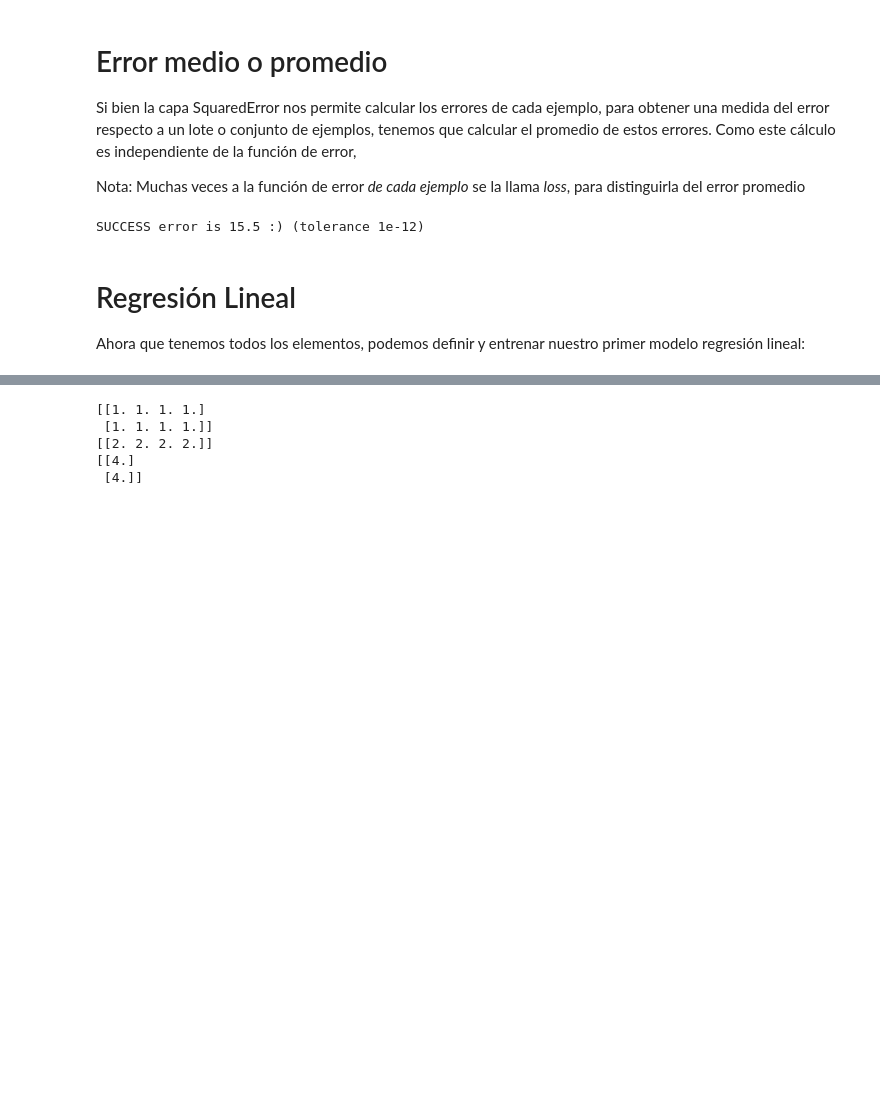
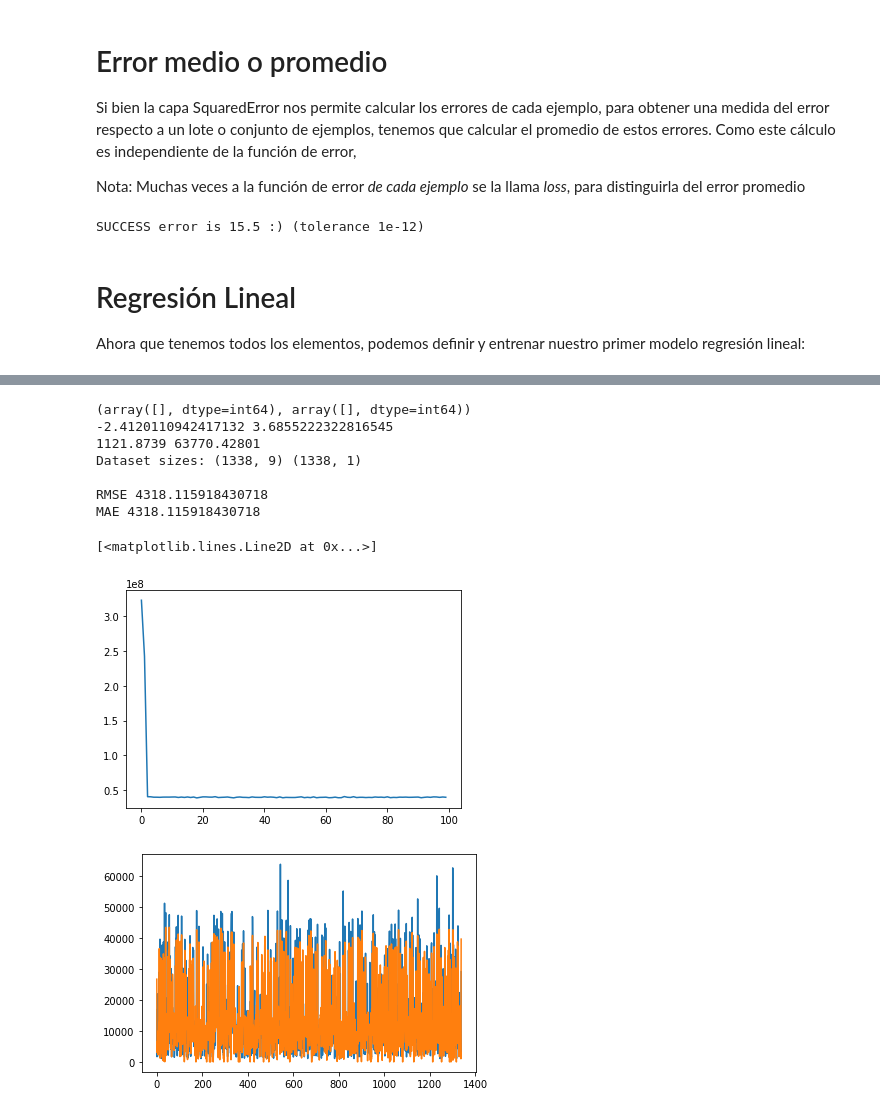
Before and after one commit to facundoq/edunn, a Jupyter notebook: 6. Capa de Error Cuadrático.ipynb, the cells around one changed output, grey strips where cells are left out. Drawn from its saved outputs; the diff is of its cells as text; code cells hidden in the pictures; blank space fills up the shorter version.

```diff
--- a/6. Capa de Error Cuadrático.ipynb
+++ b/6. Capa de Error Cuadrático.ipynb
@@ -105,20 +109,3 @@ SUCCESS error is 15.5 :) (tolerance 1e-12)
 # Regresión Lineal
 
 Ahora que tenemos todos los elementos, podemos definir y entrenar nuestro primer modelo regresión lineal:
-# %%
-import datasets
-x, y = datasets.load("study_regression_1d")
-
-n, din = x
-n, dout = x
-
-model = sn.Sequential([
-    sn.Linear(din,dout),
-    sn.Bias(dout)
-])
-optimizer = sn.GradientDescent(lr=0.001)
-epochs = 10
-batch_size = 4
-
-error = sn.MeanError(sn.CrossEntropyWithLabels())
-history = model.fit(x,y,error,epochs,batch_size,optimizer)
@@ -127,11 +112,48 @@ SyntaxError: invalid syntax (<ipython-input-11-598388f5ffb9>, line 14)
-# %%
-a=np.ones((2,4))
-print(a)
-print(a.sum(axis=0,keepdims=True))
-print(a.sum(axis=1,keepdims=True))
-# %% [output]
-[[1. 1. 1. 1.]
- [1. 1. 1. 1.]]
-[[2. 2. 2. 2.]]
-[[4.]
- [4.]]
+# %%
+import datasets
+from simplenn import metrics
+
+x,y=datasets.load_regression("insurance")
+x = (x-x.mean(axis=0))/x.std(axis=0)
+n, din = x.shape
+n, dout = y.shape
+print(np.where(np.isnan(x)))
+print(x.min(),x.max())
+print(y.min(),y.max())
+print("Dataset sizes:", x.shape,y.shape)
+
+model = sn.Sequential([
+    sn.Linear(din,dout),
+    sn.Bias(dout),
+])
+
+model = sn.Sequential([sn.Dense(din,din,activation_name="relu"),
+#                 sn.MultiplyConstant(10),
+#               sn.ReLU(),
+              sn.Dense(din,dout),
+                      ])
+
+optimizer = sn.GradientDescent(lr=0.0001)
+epochs = 100
+batch_size = min(16,max(64,n//16))
+batch_size = min(n,batch_size)
+
+error = sn.MeanError(sn.SquaredError())
+history = model.fit(x,y,error,epochs,batch_size,optimizer)
+y_pred=model.predict(x)
+metrics.regression_summary(y,y_pred)
+plt.plot(history)
+plt.figure()
+plt.plot(range(len(y)),y)
+plt.plot(range(len(y)),y_pred)
+# %% [output]
+(array([], dtype=int64), array([], dtype=int64))
+-2.4120110942417132 3.6855222322816545
+1121.8739 63770.42801
+Dataset sizes: (1338, 9) (1338, 1)
+
+RMSE 4318.115918430718
+MAE 4318.115918430718
+[<matplotlib.lines.Line2D at 0x...>]
+[figure, added]
+[figure, added]
```
Also changed, not shown: parts of 4 cells of this notebook, 54 other files.
